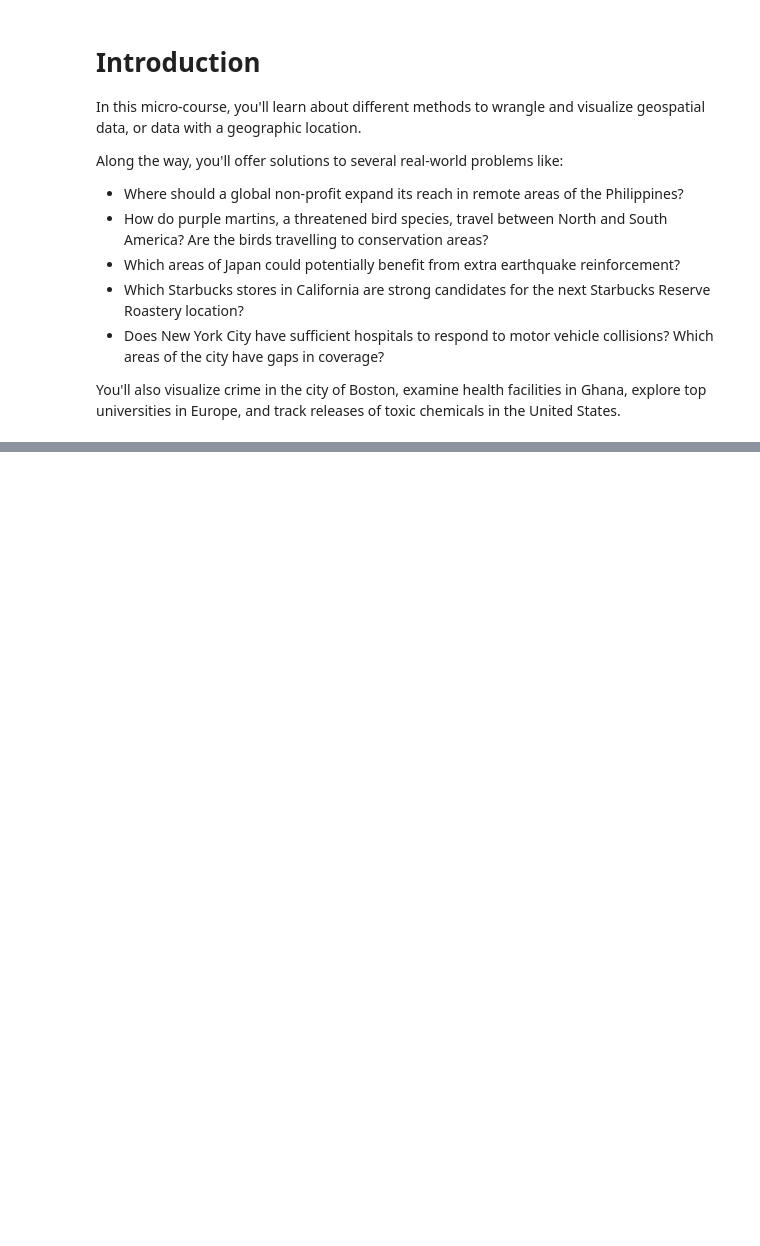
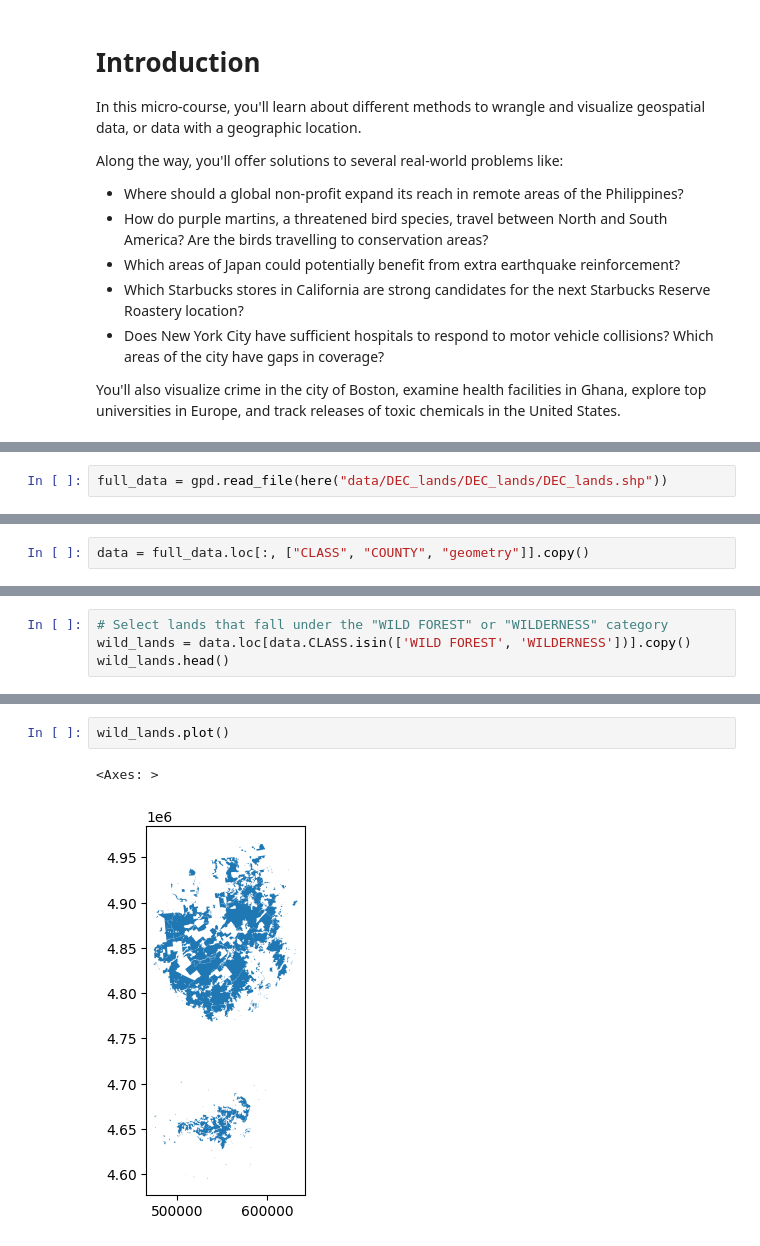
Before and after one commit to bcjspiros/edu-kaggle-GeospatialAnalysis, a Jupyter notebook: notebooks/Python/FirstMap.ipynb, the cells around one changed output, grey strips where cells are left out. Cells and saved outputs as stored; diff of their text form; blank space fills up the shorter version.

```diff
--- a/notebooks/Python/FirstMap.ipynb
+++ b/notebooks/Python/FirstMap.ipynb
@@ -22,2 +23,4 @@ all of these file types can be quickly loaded with the `gpd.read_file()` functio
 
 The next code cell loads a shapefile containing information about forests, wilderness areas, and other lands under the care of the Department of Environmental Conservation in the state of New York.
+# %%
+full_data = gpd.read_file(here("data/DEC_lands/DEC_lands/DEC_lands.shp"))
@@ -23,0 +51,2 @@ The next code cell loads a shapefile containing information about forests, wilde
+# %%
+data = full_data.loc[:, ["CLASS", "COUNTY", "geometry"]].copy()
@@ -23,0 +72,4 @@ The next code cell loads a shapefile containing information about forests, wilde
+# %%
+# Select lands that fall under the "WILD FOREST" or "WILDERNESS" category
+wild_lands = data.loc[data.CLASS.isin(['WILD FOREST', 'WILDERNESS'])].copy()
+wild_lands.head()
@@ -23,0 +87,5 @@ The next code cell loads a shapefile containing information about forests, wilde
+# %%
+wild_lands.plot()
+# %% [output]
+<Axes: >
+[figure, added]
```
Also changed, not shown: parts of 18 cells of this notebook, 33 other files.
